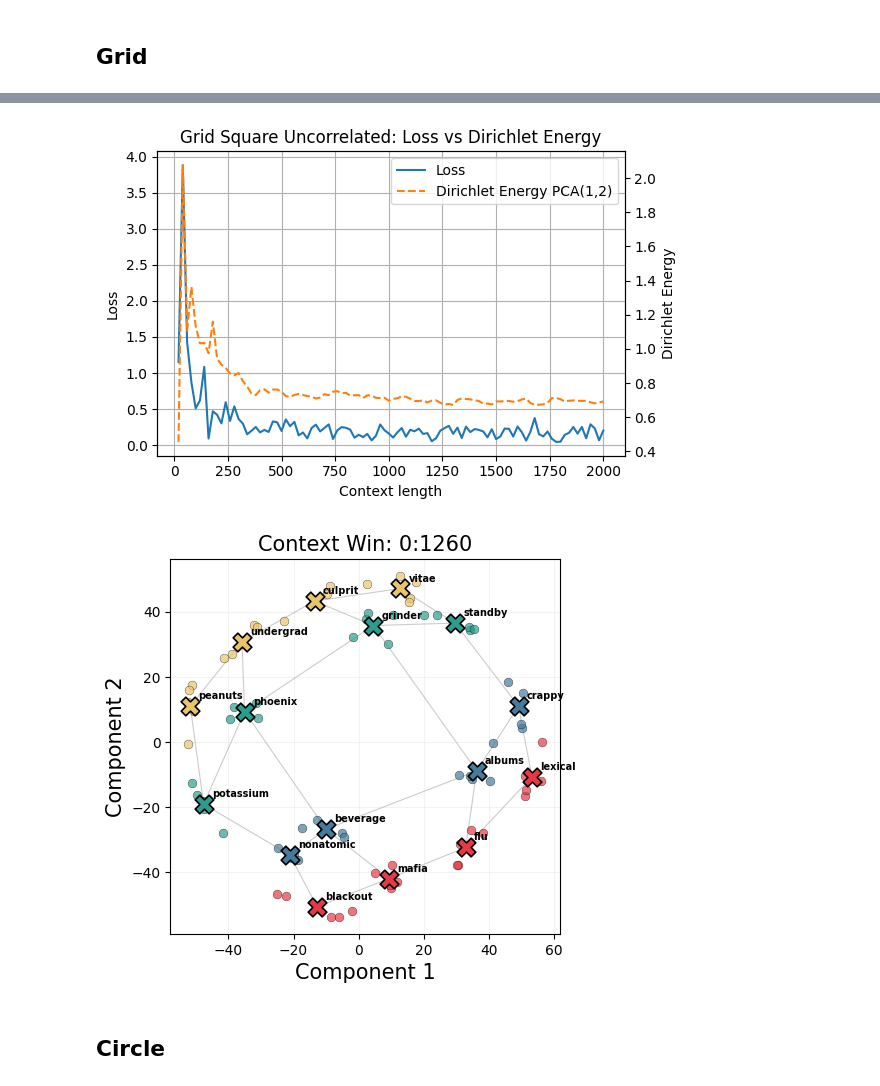
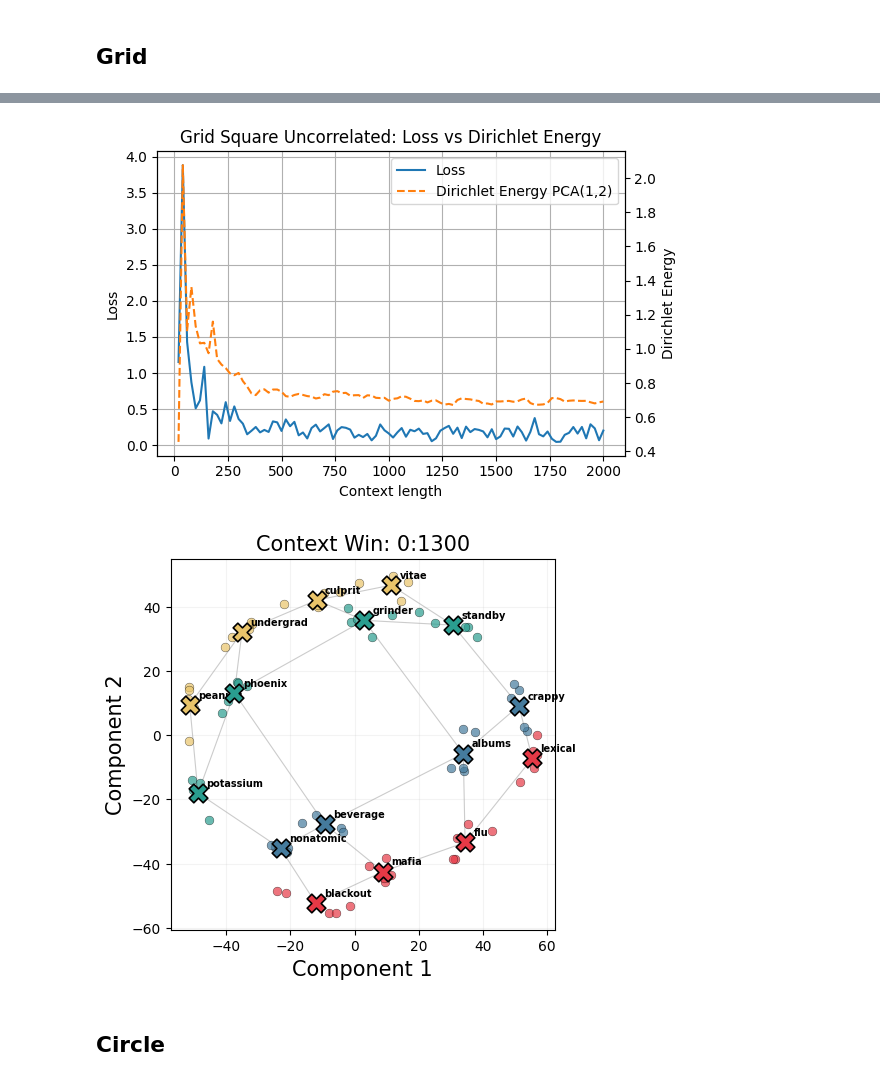
Before and after one commit to Project-Hindenburg/hico, a Jupyter notebook: notebooks/report_plots.ipynb, the cells around one changed output, grey strips where cells are left out. Drawn from its saved outputs; the diff is of its cells as text; code cells hidden in the pictures.

```diff
--- a/notebooks/report_plots.ipynb
+++ b/notebooks/report_plots.ipynb
@@ -16,7 +16,7 @@ from vis import (
 # %%
 def compute_aligned_loss_energy(
     directory: str,
-    vocab_path: Path = Path("../data/words_dict.txt"),
+    vocab_path: Path,
     graph_kind: str = "tree",
     win: int = 20,
     pca_k: int = 2,
@@ -40,7 +40,6 @@ def compute_aligned_loss_energy(
 
     # embeddings file (serve a compute_energy)
     embs_file = emb_dir / f"reprs_{directory}_line000000_layer{layer}.pt"
-    _ids_np, _emb_np = load_embeddings_pt(embs_file)
 
     # graph
     G = load_graph_from_txt(struct_path, kind=graph_kind)
@@ -233,6 +233,7 @@ k_last = 5
 
 x_tokens, loss_grid, energy_grid = compute_aligned_loss_energy(
     directory=directory,
+    vocab_path=VOCAB_PATH,
     graph_kind=graph_kind,
     win=20,
     pca_k=2,
@@ -260,7 +261,7 @@ plt.title(f"{directory.replace('_',' ').title()}: Loss vs Dirichlet Energy")
 fig.tight_layout()
 # fig.savefig(f"../plots/loss_{directory}.png", dpi=300, bbox_inches="tight")
 plt.show()
-win_opt = int(x_tokens[np.argmin(energy_grid[2:])])
+win_opt = int(x_tokens[2:][np.argmin(energy_grid[2:])])
 
 fig, ax = plt.subplots(figsize=(5, 6))
 
@@ -283,7 +284,7 @@ hp_tree.plot_reduced_emb(
 ax.set_aspect('equal')
 fig.tight_layout()
 
-fig.savefig(f"../plots/pca_{directory}.png", dpi=300, bbox_inches="tight")
+#fig.savefig(f"../plots/pca_{directory}.png", dpi=300, bbox_inches="tight")
 plt.show()
 # %% [output]
 [WARN] Record non valutabile (pos 2, line 0): observed_token_not_in_graph (observed_raw='vit')
@@ -306,5 +307,5 @@ plt.show()
 [figure]
-[figure, old version]
+[figure, new version]
 # %% [markdown]
 ## Circle
 # %%
```
Also changed, not shown: parts of 31 cells of this notebook, 24 other files.
